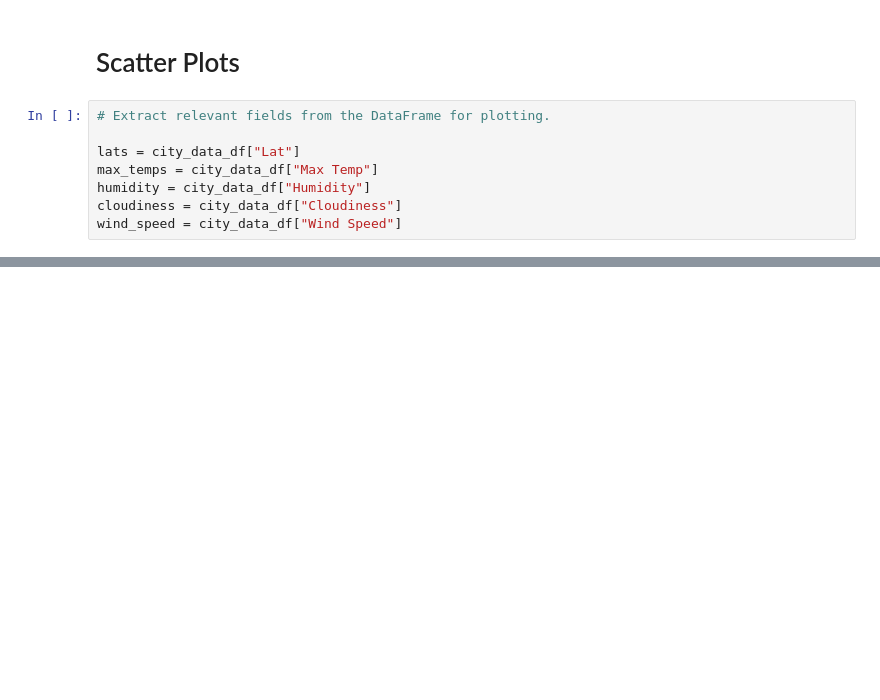
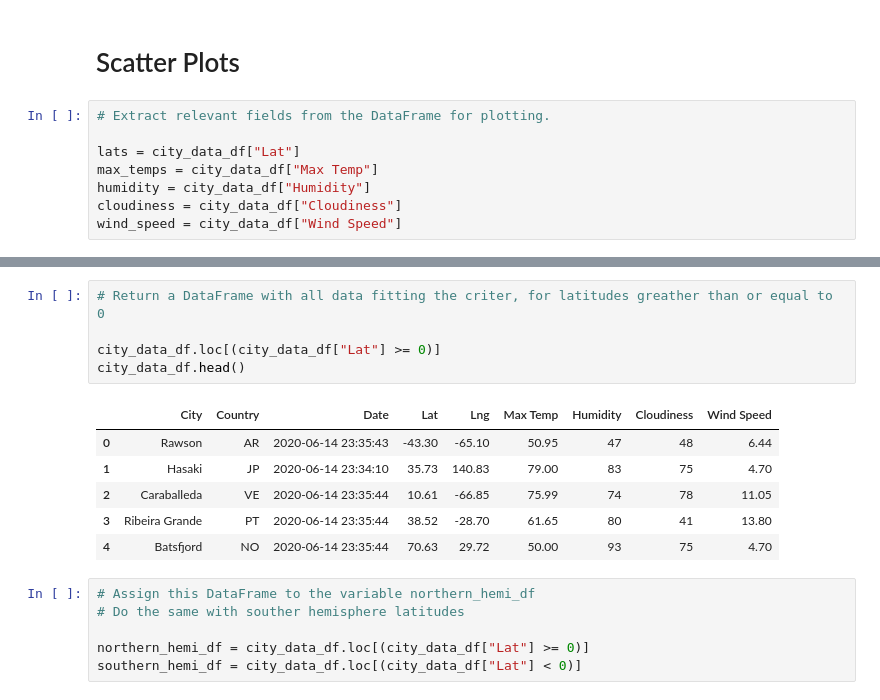
Before and after one commit to hkyopreston/World_Weather_Analysis, a Jupyter notebook: WeatherPy.ipynb, the cells around one changed output, grey strips where cells are left out. Cells and saved outputs as stored; diff of their text form; blank space fills up the shorter version.

```diff
--- a/WeatherPy.ipynb
+++ b/WeatherPy.ipynb
@@ -286,0 +341,18 @@ plt.show()
+# %%
+# Return a DataFrame with all data fitting the criter, for latitudes greather than or equal to 0
+
+city_data_df.loc[(city_data_df["Lat"] >= 0)]
+city_data_df.head()
+# %% [output]
+|  | City | Country | Date | Lat | Lng | Max Temp | Humidity | Cloudiness | Wind Speed |
+| 0 | Rawson | AR | 2020-06-14 23:35:43 | -43.30 | -65.10 | 50.95 | 47 | 48 | 6.44 |
+| 1 | Hasaki | JP | 2020-06-14 23:34:10 | 35.73 | 140.83 | 79.00 | 83 | 75 | 4.70 |
+| 2 | Caraballeda | VE | 2020-06-14 23:35:44 | 10.61 | -66.85 | 75.99 | 74 | 78 | 11.05 |
+| 3 | Ribeira Grande | PT | 2020-06-14 23:35:44 | 38.52 | -28.70 | 61.65 | 80 | 41 | 13.80 |
+| 4 | Batsfjord | NO | 2020-06-14 23:35:44 | 70.63 | 29.72 | 50.00 | 93 | 75 | 4.70 |
+# %%
+# Assign this DataFrame to the variable northern_hemi_df
+# Do the same with souther hemisphere latitudes
+
+northern_hemi_df = city_data_df.loc[(city_data_df["Lat"] >= 0)]
+southern_hemi_df = city_data_df.loc[(city_data_df["Lat"] < 0)]
```
Also changed, not shown: parts of 16 cells of this notebook.
